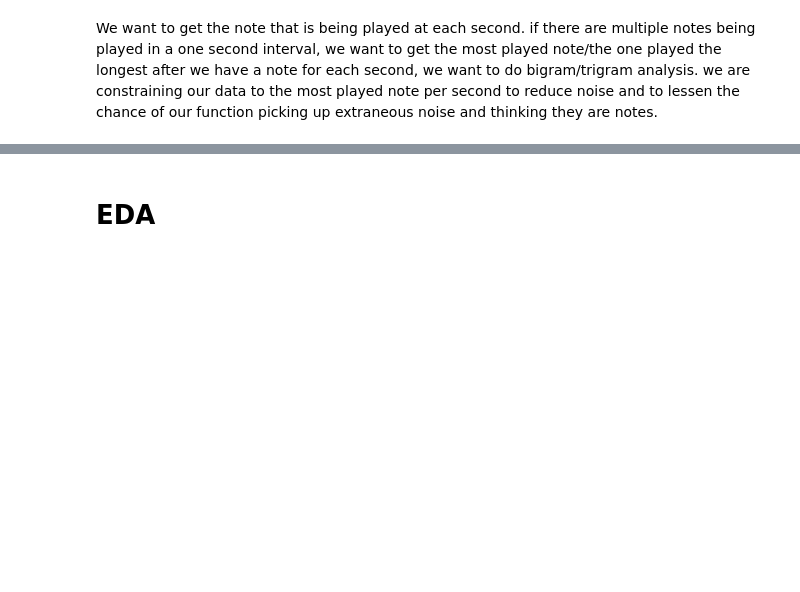
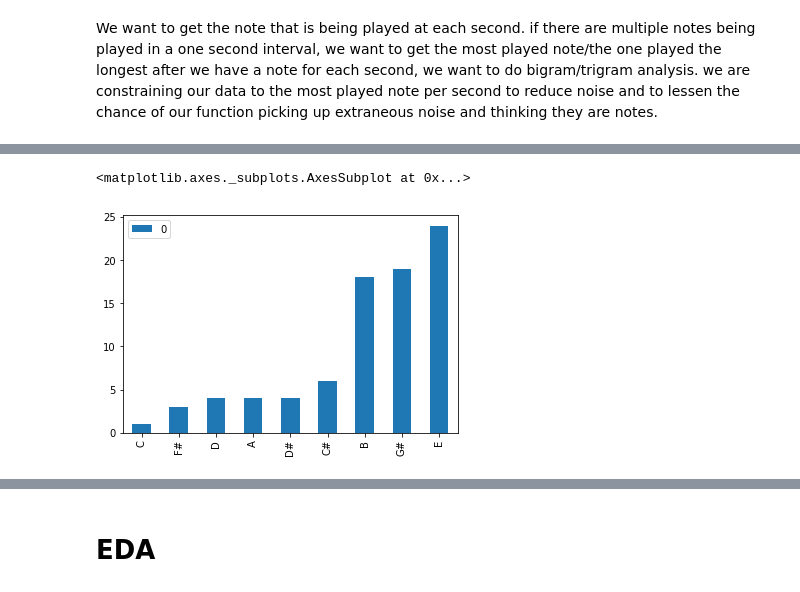
Before and after one commit to sruthiv98/RagaClassification, a Jupyter notebook: notebooks/Saveree Scratch .ipynb, the cells around one changed output, grey strips where cells are left out. Drawn from its saved outputs; the diff is of its cells as text; code cells hidden in the pictures; blank space fills up the shorter version.

```diff
--- a/notebooks/Saveree Scratch .ipynb
+++ b/notebooks/Saveree Scratch .ipynb
@@ -184,0 +186,30 @@ pd.read_pickle('data/cleaned_data.pkl')
+# %%
+seq_notes = []
+max_val = []
+for row in chromagram.T:
+    seq_notes.append(np.argmax(row))
+    max_val.append(np.max(row))
+all_notes = pd.Series(seq_notes).apply(numtonote)
+
+values = []
+for i in range(0, len(all_notes),86):
+    curr = all_notes[i:i+86]
+    values.append(mode(curr)[0][0])
+#print(values)
+
+newvals = []
+for i in range(len(values)):
+    if i != 0 and values[i] == values[i-1]:
+        continue
+    else:
+        newvals.append(values[i])
+newvals_dict = {}
+for i in newvals:
+    if i in newvals_dict:
+        newvals_dict[i] +=1
+    else:
+        newvals_dict[i] = 1
+pd.DataFrame.from_dict(newvals_dict,orient='index').sort_values(by=0).plot(kind='bar')
+# %% [output]
+<matplotlib.axes._subplots.AxesSubplot at 0x...>
+[figure, added]
```
Also changed, not shown: parts of 43 cells of this notebook, 3 other files.
